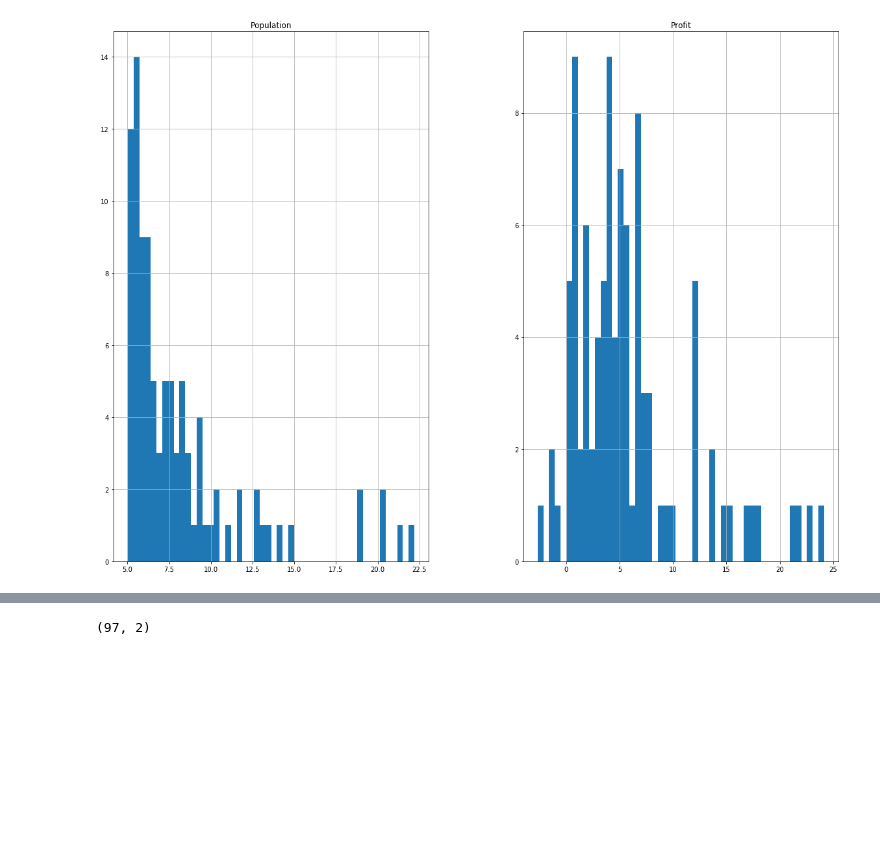
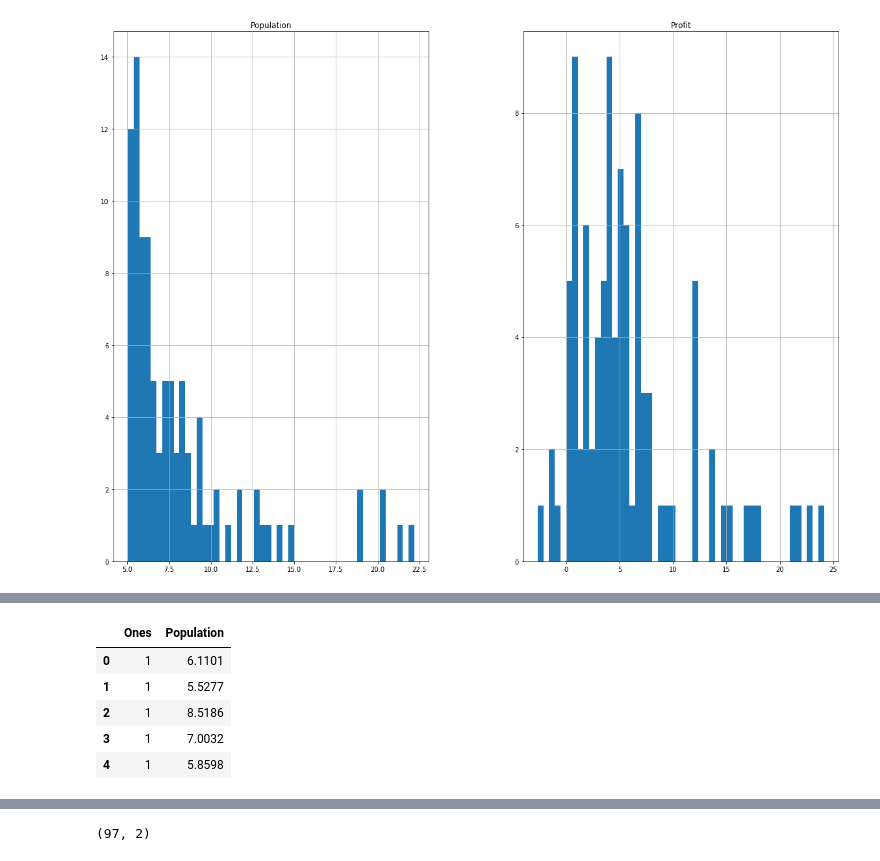
Before and after one commit to mrjaspsing/machine-learning-1, a Jupyter notebook: linear regression/python/notebooks/Univariate Linear Regression.ipynb, the cells around one changed output, grey strips where cells are left out. Saved outputs shown, nothing was run; the diff lists cells and outputs as text; code cells hidden in the pictures; blank space fills up the shorter version.

```diff
--- a/linear regression/python/notebooks/Univariate Linear Regression.ipynb
+++ b/linear regression/python/notebooks/Univariate Linear Regression.ipynb
@@ -70,0 +103,9 @@ y = data.iloc[:,cols-1:cols]
+# %%
+X.head()
+# %% [output]
+|  | Ones | Population |
+| 0 | 1 | 6.1101 |
+| 1 | 1 | 5.5277 |
+| 2 | 1 | 8.5186 |
+| 3 | 1 | 7.0032 |
+| 4 | 1 | 5.8598 |
```
Also changed, not shown: parts of 25 cells of this notebook.
